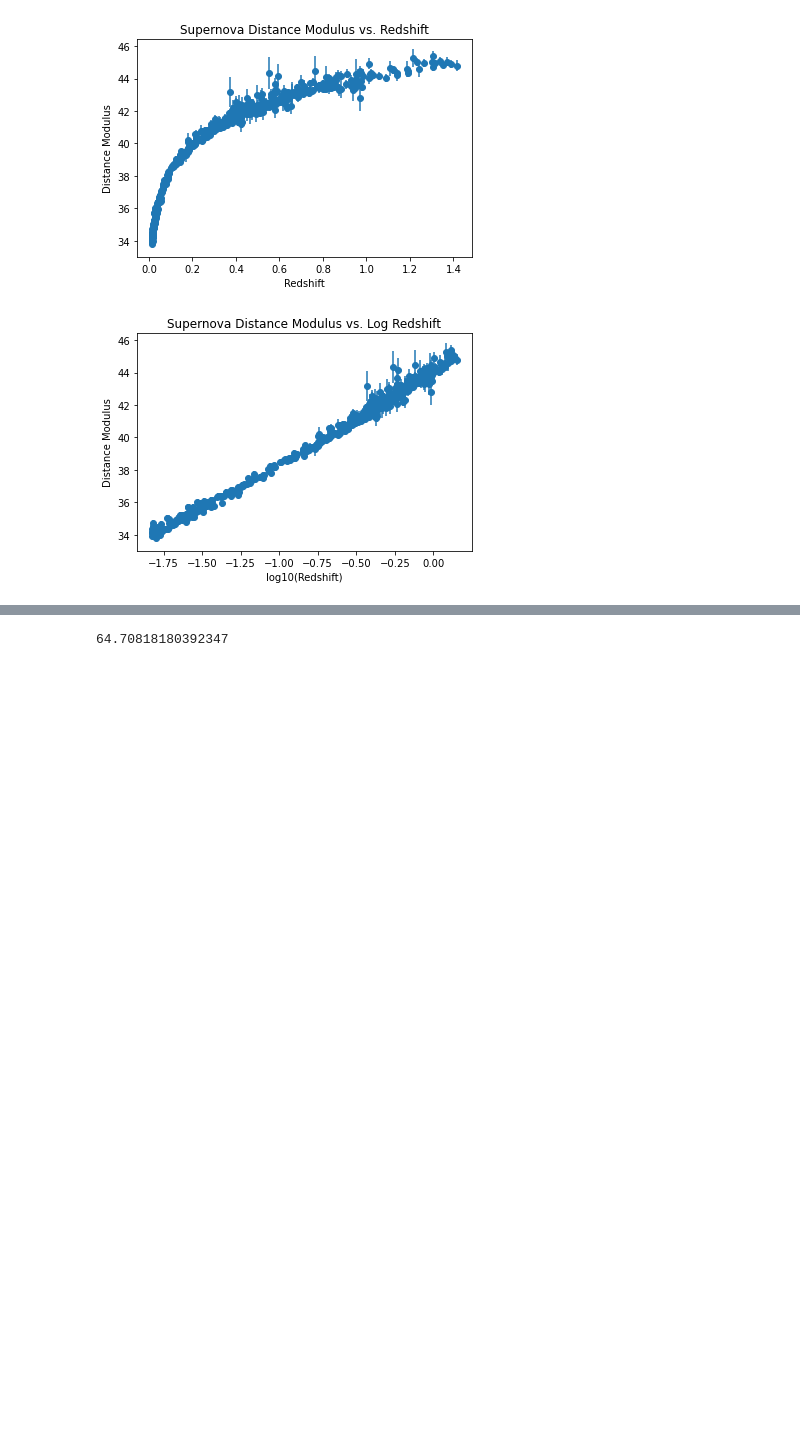
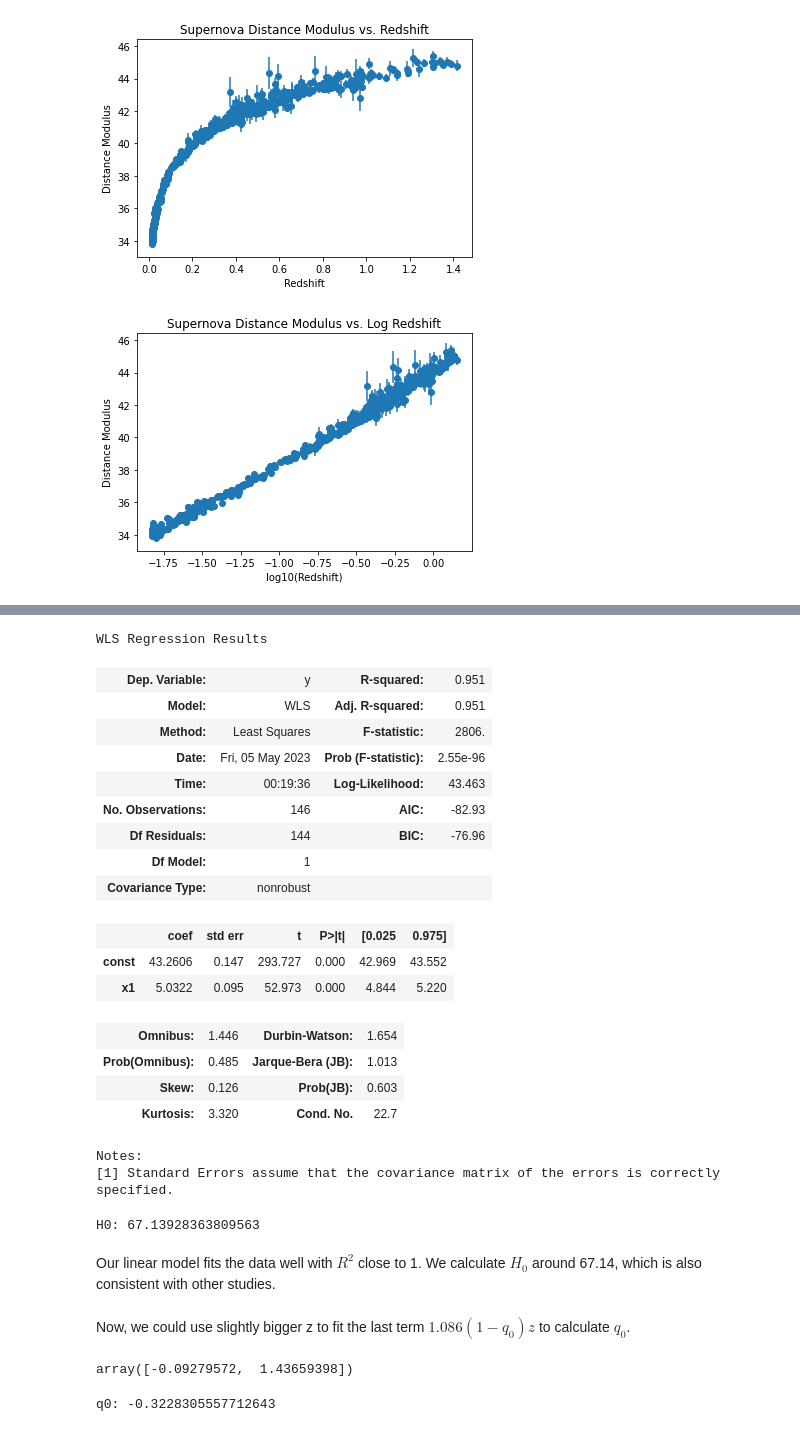
Before and after one commit to charlineshen/Constraining-Cosmological-Parameters-using-Supernovae, a Jupyter notebook: proj.ipynb, the cells around one changed output, grey strips where cells are left out. Saved outputs shown, nothing was run; the diff lists cells and outputs as text; code cells hidden in the pictures; blank space fills up the shorter version.

```diff
--- a/proj.ipynb
+++ b/proj.ipynb
@@ -58,5 +108,48 @@ array([43.34069421,  5.08144534])
+# %%
+H0_model.summary()
+# %% [output]
+WLS Regression Results
+| Dep. Variable: | y | R-squared: | 0.951 |
+| Model: | WLS | Adj. R-squared: | 0.951 |
+| Method: | Least Squares | F-statistic: | 2806. |
+| Date: | Fri, 05 May 2023 | Prob (F-statistic): | 2.55e-96 |
+| Time: | 00:19:36 | Log-Likelihood: | 43.463 |
+| No. Observations: | 146 | AIC: | -82.93 |
+| Df Residuals: | 144 | BIC: | -76.96 |
+| Df Model: | 1 |  |  |
+| Covariance Type: | nonrobust |  |  |
+|  | coef | std err | t | P>|t| | [0.025 | 0.975] |
+| const | 43.2606 | 0.147 | 293.727 | 0.000 | 42.969 | 43.552 |
+| x1 | 5.0322 | 0.095 | 52.973 | 0.000 | 4.844 | 5.220 |
+| Omnibus: | 1.446 | Durbin-Watson: | 1.654 |
+| Prob(Omnibus): | 0.485 | Jarque-Bera (JB): | 1.013 |
+| Skew: | 0.126 | Prob(JB): | 0.603 |
+| Kurtosis: | 3.320 | Cond. No. | 22.7 |
+Notes:
+[1] Standard Errors assume that the covariance matrix of the errors is correctly specified.
 # %%
 H0 = 70 * 10**((H0_model.params[0] - 43.17) / (-5.0))
-H0
+print("H0:", H0)
 # %% [output]
-64.70818180392347
+H0: 67.13928363809563
+# %% [markdown]
+Our linear model fits the data well with $R^2$ close to 1. We calculate $H_0$ around 67.14, which is also consistent with other studies.
+# %% [markdown]
+Now, we could use slightly bigger z to fit the last term $1.086(1-q_0)z$ to calculate $q_0$.
+# %%
+X = np.array((medium_z_data["redshift"])).reshape(-1, 1)
+X = sm.add_constant(X)
+y = np.array(medium_z_data["distance modulus"]) - 5*np.array(np.log10(medium_z_data["redshift"])) - H0_model.params[0]
+
+# Weights for weighted least squares
+weights = 1 / np.array(medium_z_data["distance modulus error"]) ** 2
+
+q0_model = sm.WLS(y, X, weights=weights).fit()
+q0_model.params
+# %% [output]
+array([-0.09279572,  1.43659398])
+# %%
+q0 = 1 - q0_model.params[1]/1.086
+print("q0:", q0)
+# %% [output]
+q0: -0.3228305557712643
```
Also changed, not shown: parts of 18 cells of this notebook.
